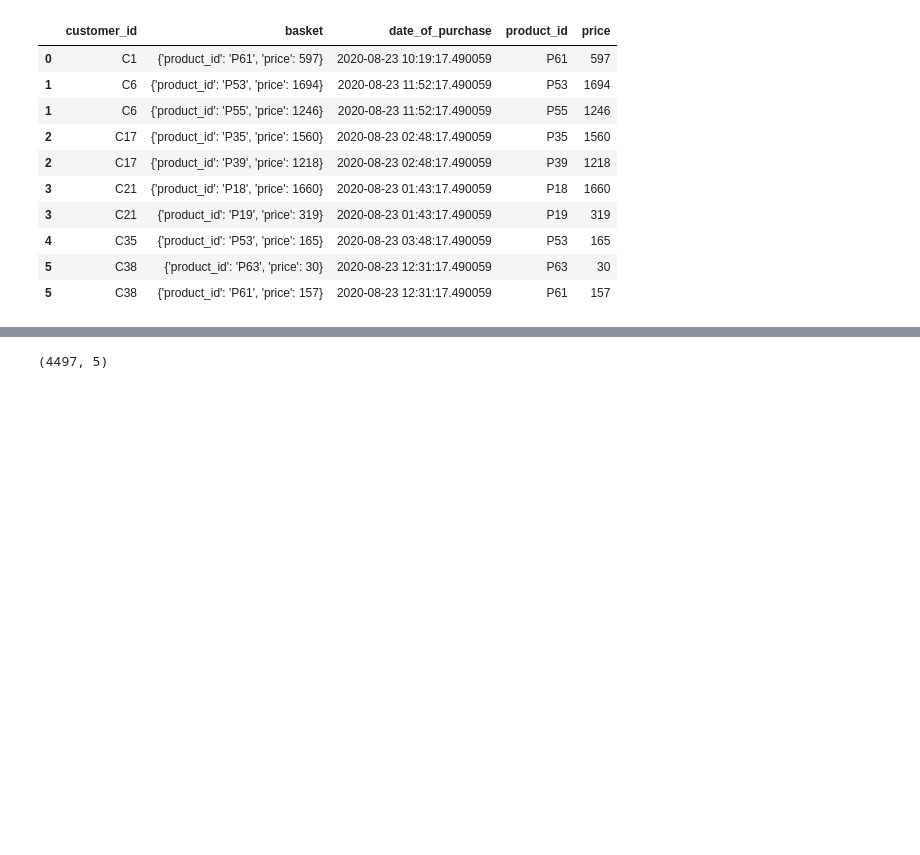
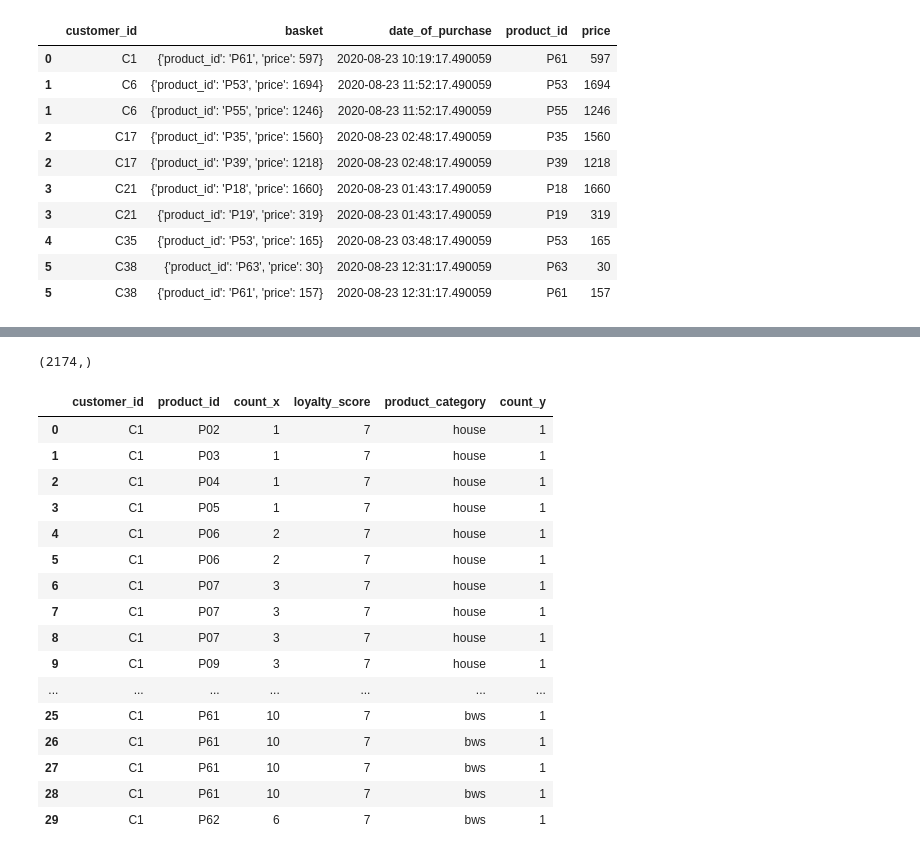
Before and after one commit to dit-x/Data-Engineering, a Jupyter notebook: Insert_data_and_manipulation/starter/process.ipynb, the cells around one changed output, grey strips where cells are left out. Cells and saved outputs as stored; diff of their text form; code cells hidden in the pictures; blank space fills up the shorter version.

```diff
--- a/Insert_data_and_manipulation/starter/process.ipynb
+++ b/Insert_data_and_manipulation/starter/process.ipynb
@@ -114,0 +135,6 @@ df_flat.head(10)
+# %%
+merge_df = df_flat.merge(cus_df)
+merge_df =  merge_df.merge(prod_df)
+merge_df.drop(columns=['basket', 'date_of_purchase', 'product_description', 'price'], inplace=True)
+
+merge_df.head()
@@ -114,0 +168,4 @@ df_flat.head(10)
+# %%
+merge_df['count'] = 1
+agg_df = merge_df.groupby(['customer_id', 'product_id'])['count'].count()
+agg_df.head(20)
@@ -115,4 +190,4 @@ df_flat.head(10)
 # %%
-df_flat.shape
+agg_df.shape
 # %% [output]
-(4497, 5)
+(2174,)
@@ -118,0 +196,20 @@ df_flat.shape
+# %%
+pd.merge(agg_df,merge_df, left_on=['customer_id', 'product_id'], right_on=['customer_id', 'product_id']).head(30)
+# %% [output]
+|  | customer_id | product_id | count_x | loyalty_score | product_category | count_y |
+| 0 | C1 | P02 | 1 | 7 | house | 1 |
+| 1 | C1 | P03 | 1 | 7 | house | 1 |
+| 2 | C1 | P04 | 1 | 7 | house | 1 |
+| 3 | C1 | P05 | 1 | 7 | house | 1 |
+| 4 | C1 | P06 | 2 | 7 | house | 1 |
+| 5 | C1 | P06 | 2 | 7 | house | 1 |
+| 6 | C1 | P07 | 3 | 7 | house | 1 |
+| 7 | C1 | P07 | 3 | 7 | house | 1 |
+| 8 | C1 | P07 | 3 | 7 | house | 1 |
+| 9 | C1 | P09 | 3 | 7 | house | 1 |
+| ... | ... | ... | ... | ... | ... | ... |
+| 25 | C1 | P61 | 10 | 7 | bws | 1 |
+| 26 | C1 | P61 | 10 | 7 | bws | 1 |
+| 27 | C1 | P61 | 10 | 7 | bws | 1 |
+| 28 | C1 | P61 | 10 | 7 | bws | 1 |
+| 29 | C1 | P62 | 6 | 7 | bws | 1 |
```
Also changed, not shown: parts of 6 cells of this notebook, 2 other files.
